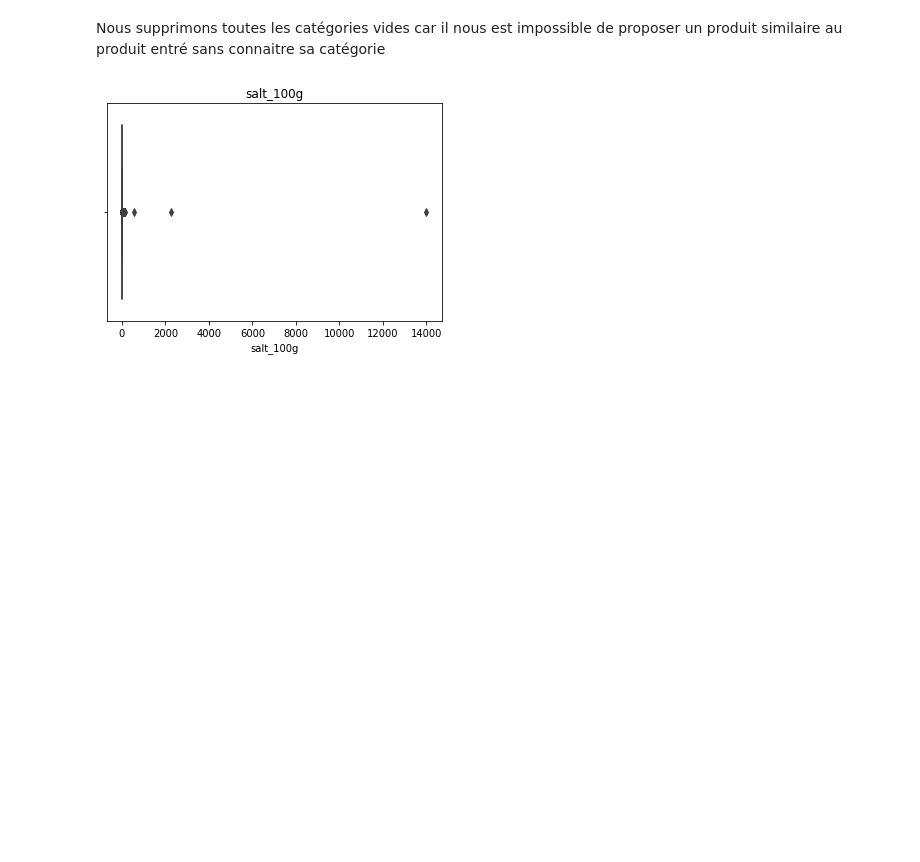
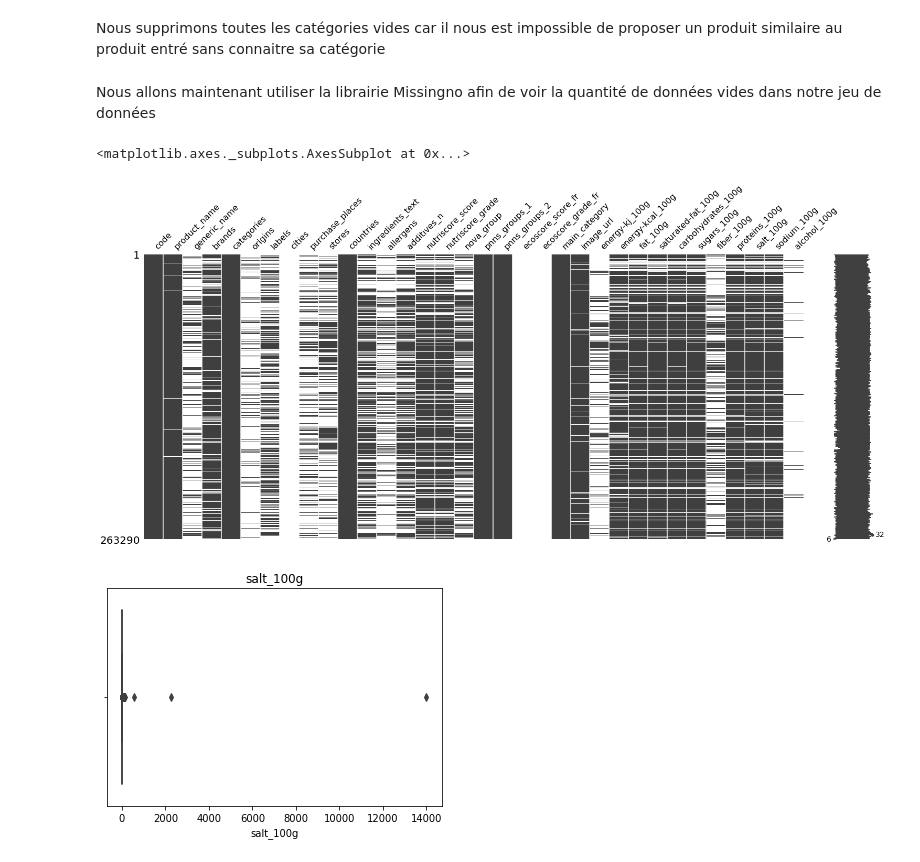
Before and after one commit to anbaut/Application-au-service-de-la-sante-publique, a Jupyter notebook: PSanté_01_notebooknettoyage.ipynb, the cells around one changed output. Saved outputs shown, nothing was run; the diff lists cells and outputs as text; code cells hidden in the pictures; blank space fills up the shorter version.

```diff
--- a/PSanté_01_notebooknettoyage.ipynb
+++ b/PSanté_01_notebooknettoyage.ipynb
@@ -76,5 +77,12 @@ Name: code, dtype: object
 # %% [markdown]
 Nous supprimons toutes les catégories vides car il nous est impossible de proposer un produit similaire au produit entré sans connaitre sa catégorie
+# %% [markdown]
+Nous allons maintenant utiliser la librairie Missingno afin de voir la quantité de données vides dans notre jeu de données
+# %%
+msno.matrix(df)
+# %% [output]
+<matplotlib.axes._subplots.AxesSubplot at 0x...>
+[figure, added]
 # %%
 for var in ["salt_100g","sodium_100g","fat_100g","saturated-fat_100g","sugars_100g","carbohydrates_100g","fiber_100g","proteins_100g"]:
     sns.boxplot(x=var, data=df)
```
Also changed, not shown: parts of 15 cells of this notebook.
